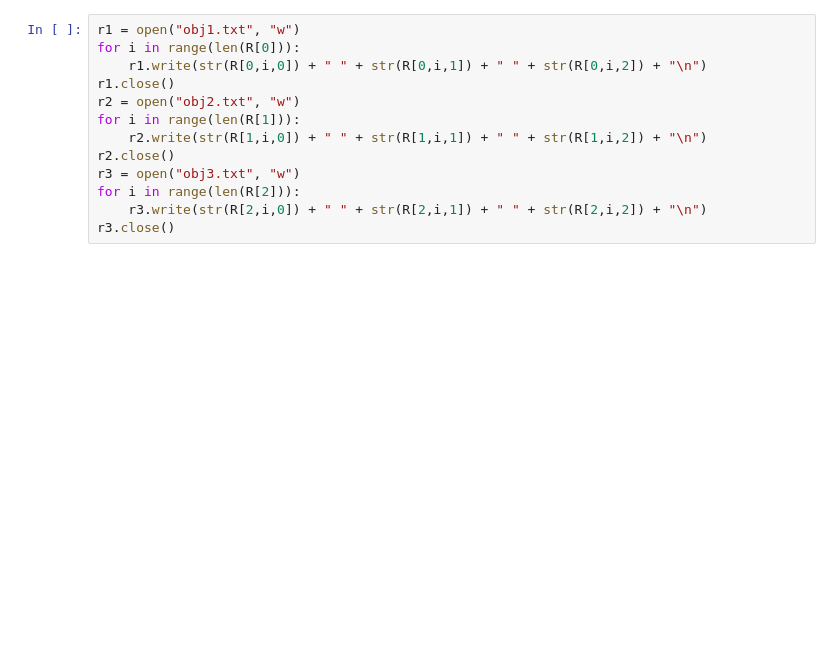
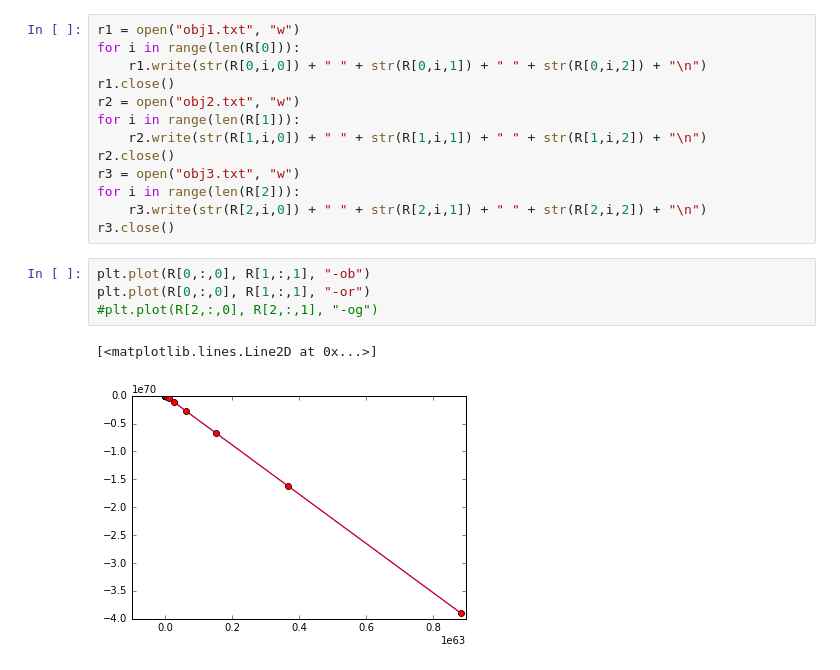
Before and after one commit to RodolfoFerro/diego.andrade, a Jupyter notebook: 3-body problem/Diego.ipynb, the cells around one changed output. Saved outputs shown, nothing was run; the diff lists cells and outputs as text; blank space fills up the shorter version.

```diff
--- a/3-body problem/Diego.ipynb
+++ b/3-body problem/Diego.ipynb
@@ -343,3 +231,10 @@ r3 = open("obj3.txt", "w")
 for i in range(len(R[2])):
     r3.write(str(R[2,i,0]) + " " + str(R[2,i,1]) + " " + str(R[2,i,2]) + "\n")
 r3.close()
+# %%
+plt.plot(R[0,:,0], R[1,:,1], "-ob")
+plt.plot(R[0,:,0], R[1,:,1], "-or")
+#plt.plot(R[2,:,0], R[2,:,1], "-og")
+# %% [output]
+[<matplotlib.lines.Line2D at 0x...>]
+[figure, added]
```
Also changed, not shown: parts of 5 cells of this notebook, 6 other files.
